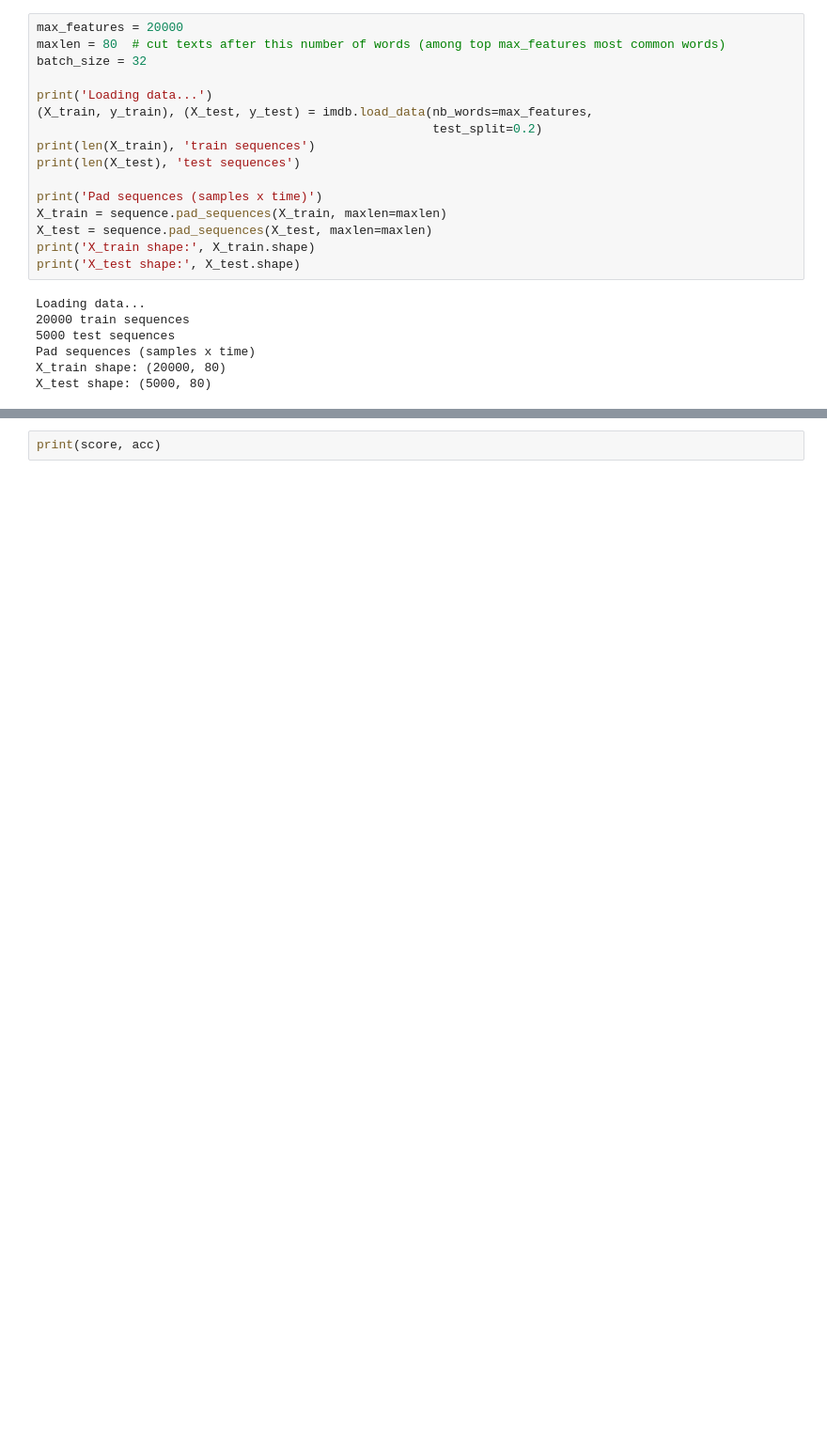
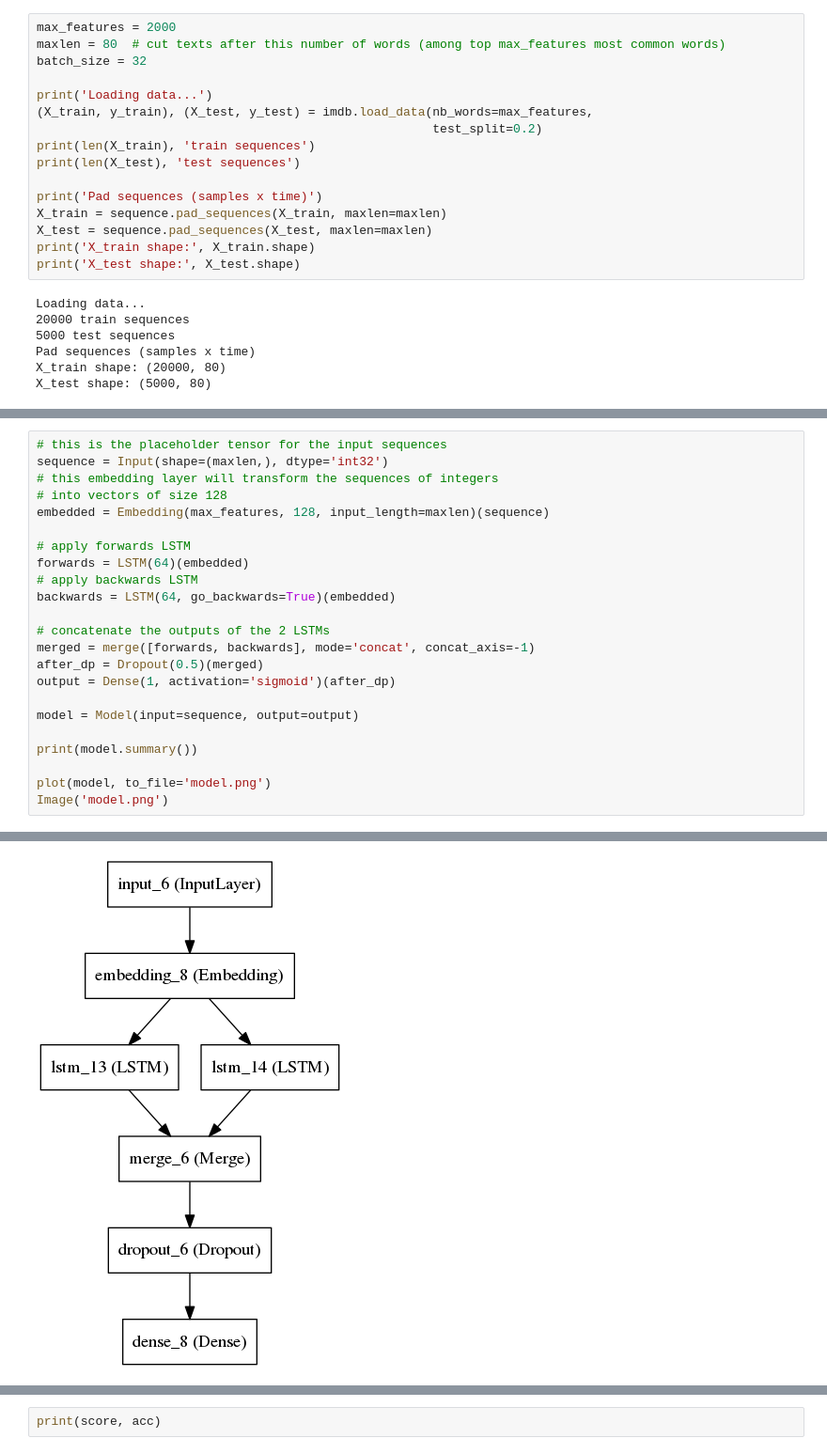
Before and after one commit to alvations/neurotic, a Jupyter notebook: Sentiment Analysis.ipynb, the cells around one changed output, grey strips where cells are left out. Shown: that part at 94% size. Cells and saved outputs as stored; diff of their text form; blank space fills up the shorter version.

```diff
--- a/Sentiment Analysis.ipynb
+++ b/Sentiment Analysis.ipynb
@@ -16,5 +15,5 @@ Couldn't import dot_parser, loading of dot files will not be possible.
 # %%
-max_features = 20000
+max_features = 2000
 maxlen = 80  # cut texts after this number of words (among top max_features most common words)
 batch_size = 32
 
@@ -94,0 +95,24 @@ Image('model.png')
+# %%
+# this is the placeholder tensor for the input sequences
+sequence = Input(shape=(maxlen,), dtype='int32')
+# this embedding layer will transform the sequences of integers
+# into vectors of size 128
+embedded = Embedding(max_features, 128, input_length=maxlen)(sequence)
+
+# apply forwards LSTM
+forwards = LSTM(64)(embedded)
+# apply backwards LSTM
+backwards = LSTM(64, go_backwards=True)(embedded)
+
+# concatenate the outputs of the 2 LSTMs
+merged = merge([forwards, backwards], mode='concat', concat_axis=-1)
+after_dp = Dropout(0.5)(merged)
+output = Dense(1, activation='sigmoid')(after_dp)
+
+model = Model(input=sequence, output=output)
+
+print(model.summary())
+
+plot(model, to_file='model.png')
+Image('model.png')
+# %% [output]
@@ -95,3 +136,4 @@ Image('model.png')
+[figure, added]
 # %%
 # try using different optimizers and different optimizer configs
 model.compile(loss='binary_crossentropy',
```
Also changed, not shown: parts of 9 cells of this notebook, 1 other file.
